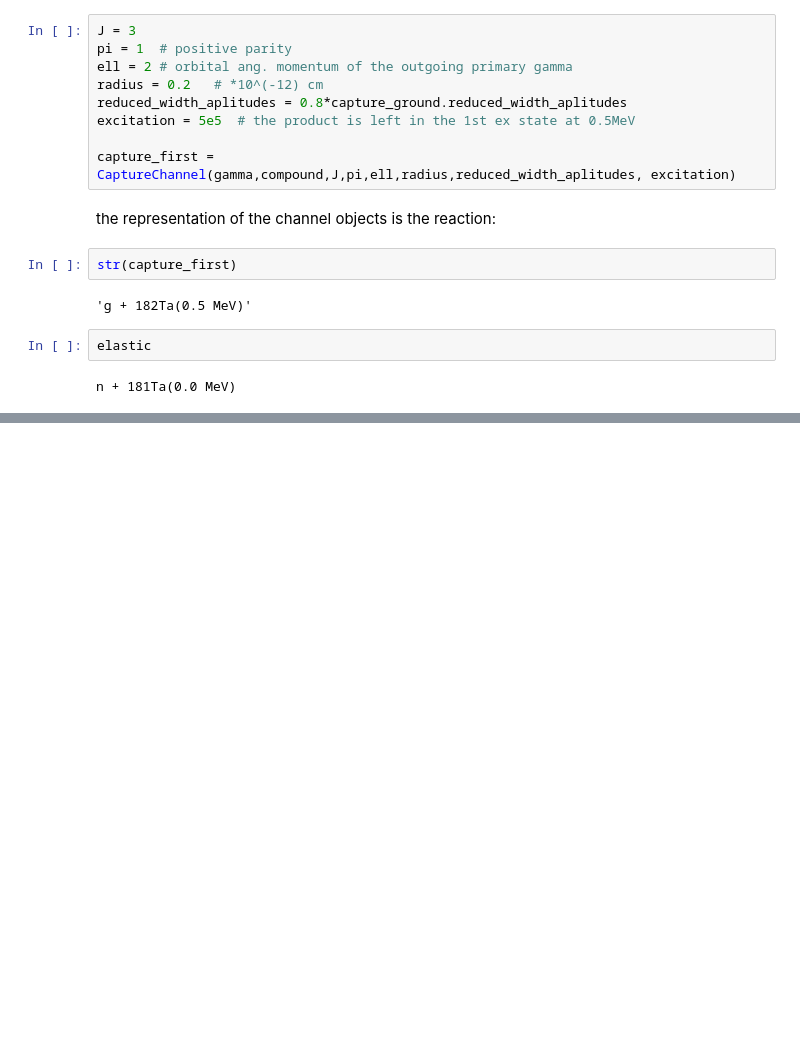
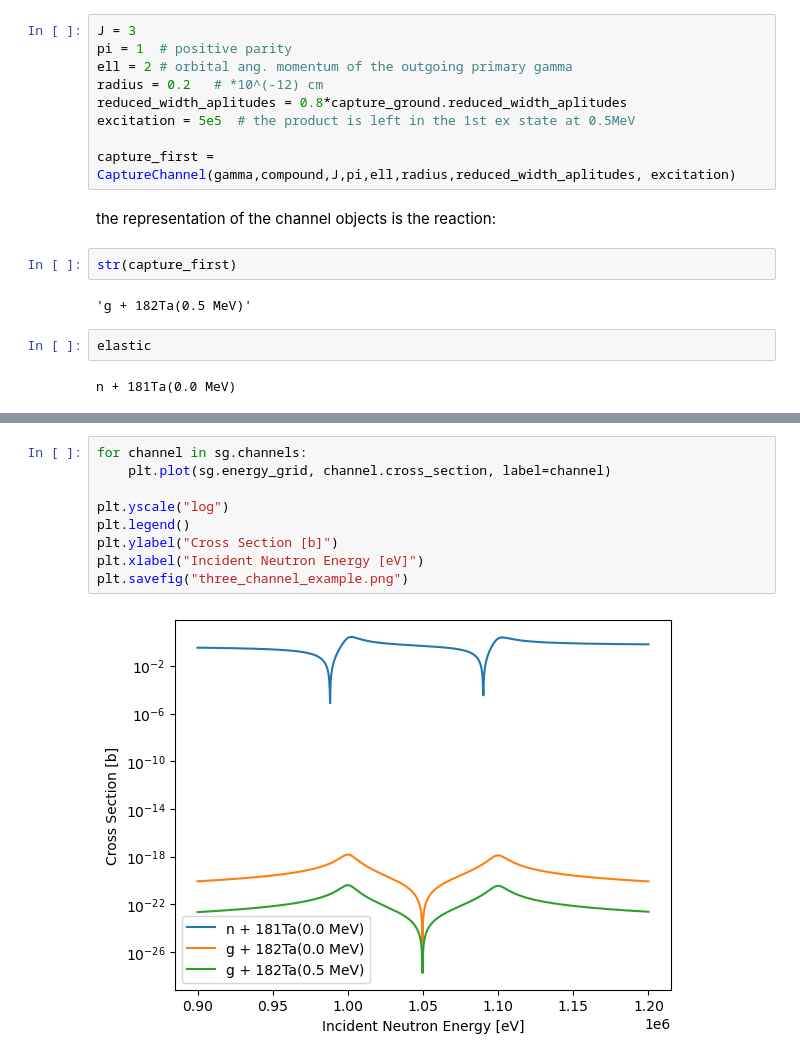
Before and after one commit to amlewis1578/rmatrix, a Jupyter notebook: docs/example.ipynb, the cells around one changed output, grey strips where cells are left out. Cells and saved outputs as stored; diff of their text form; blank space fills up the shorter version.

Commit message:
adding to readme and example file, and updating version

```diff
--- a/docs/example.ipynb
+++ b/docs/example.ipynb
@@ -114,0 +134,11 @@ n + 181Ta(0.0 MeV)
+# %%
+for channel in sg.channels:
+    plt.plot(sg.energy_grid, channel.cross_section, label=channel)
+
+plt.yscale("log")
+plt.legend()
+plt.ylabel("Cross Section [b]")
+plt.xlabel("Incident Neutron Energy [eV]")
+plt.savefig("three_channel_example.png")
+# %% [output]
+[figure, added]
```
Also changed, not shown: parts of 5 cells of this notebook, 5 other files.
